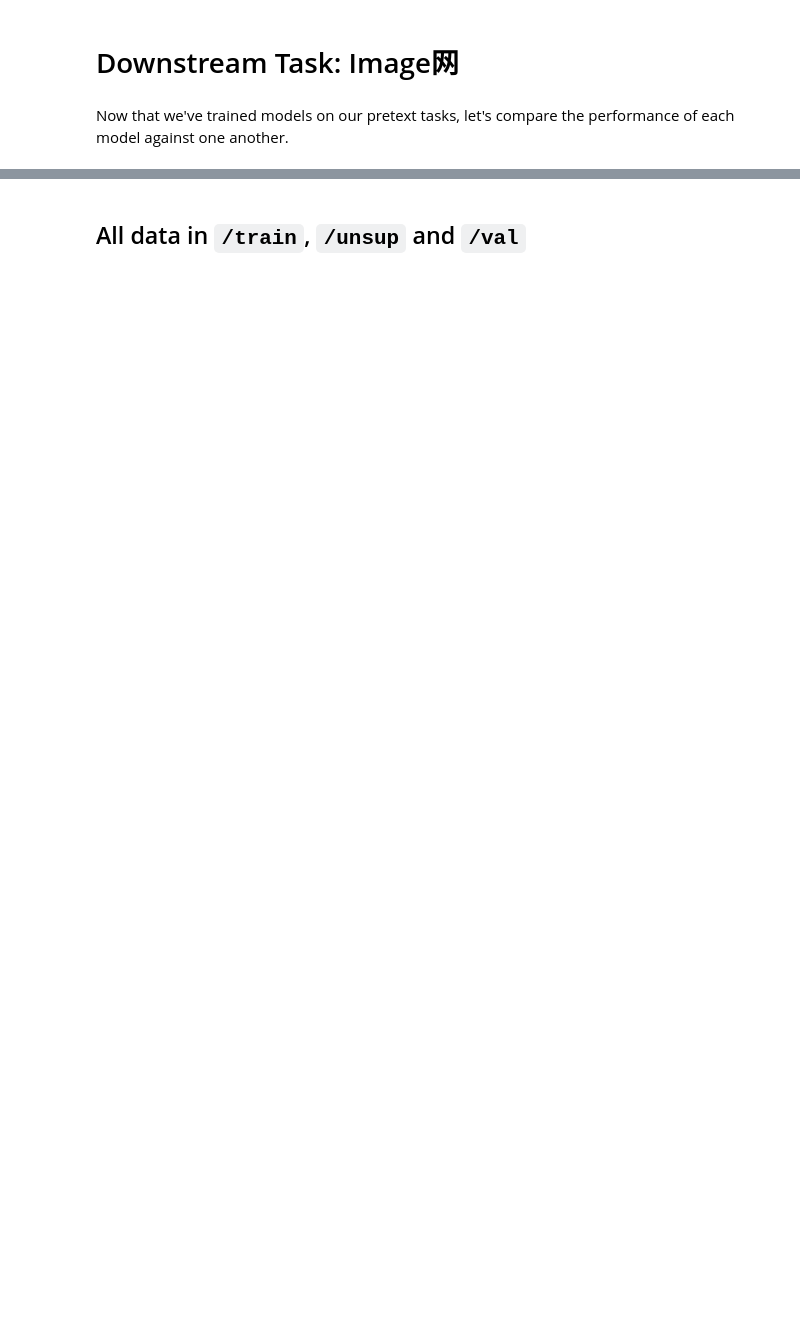
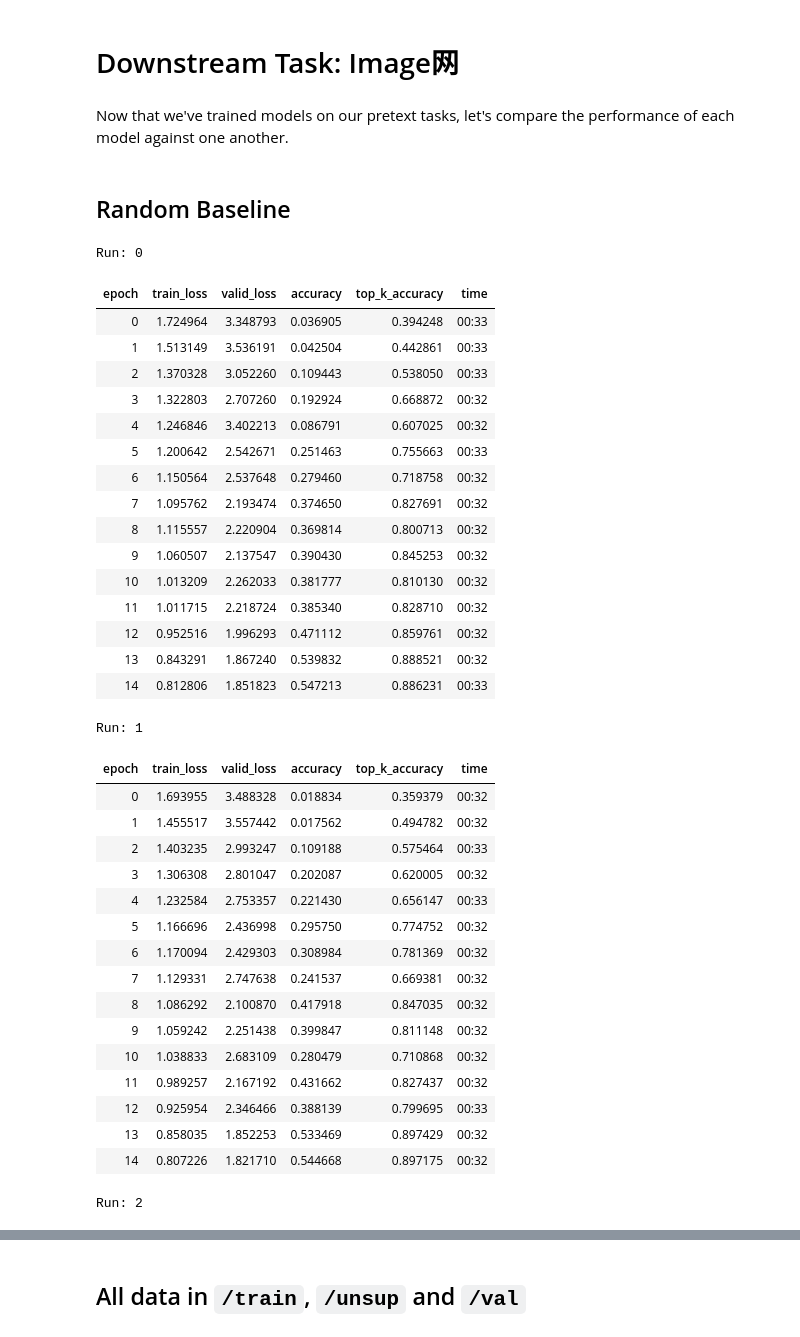
Before and after one commit to JoshVarty/SelfSupervisedLearning, a Jupyter notebook: 02_InpaintingVaryDatasetSize/01_InpaintingWithVariedDatasetSize.ipynb, the cells around one changed output, grey strips where cells are left out. Saved outputs shown, nothing was run; the diff lists cells and outputs as text; code cells hidden in the pictures; blank space fills up the shorter version.

Commit message:
15 epochs results

```diff
--- a/02_InpaintingVaryDatasetSize/01_InpaintingWithVariedDatasetSize.ipynb
+++ b/02_InpaintingVaryDatasetSize/01_InpaintingWithVariedDatasetSize.ipynb
@@ -92,7 +92,7 @@ act_fn='MishJit'
 fp16=0
 pool='AvgPool',
 dump=0
-runs=1
+runs=3
 meta=''
 
 # Chosen parameters
@@ -357,3 +429,54 @@ def get_dbunch(size, bs, sh=0., workers=None):
     batch_tfms=RandomErasing(p=0.9, max_count=3, sh=sh) if sh else None
     return dblock.databunch(source, path=source, bs=bs, num_workers=workers,
                             item_tfms=item_tfms, batch_tfms=batch_tfms)
+# %%
+dbunch = get_dbunch(160, 32)
+# %% [markdown]
+## Random Baseline
+# %%
+for run in range(runs):
+        print(f'Run: {run}')
+        #CHANGE: No self-attention
+        sa = 0
+        learn = Learner(dbunch, m(c_out=20, act_cls=torch.nn.ReLU, sa=sa, sym=sym, pool=pool), opt_func=opt_func, \
+                metrics=[accuracy,top_k_accuracy], loss_func=LabelSmoothingCrossEntropy())
+        if dump: print(learn.model); exit()
+        if fp16: learn = learn.to_fp16()
+        cbs = MixUp(mixup) if mixup else []
+        learn.fit_flat_cos(epochs, lr, wd=1e-2, cbs=cbs)
+# %% [output]
+Run: 0
+| epoch | train_loss | valid_loss | accuracy | top_k_accuracy | time |
+| 0 | 1.724964 | 3.348793 | 0.036905 | 0.394248 | 00:33 |
+| 1 | 1.513149 | 3.536191 | 0.042504 | 0.442861 | 00:33 |
+| 2 | 1.370328 | 3.052260 | 0.109443 | 0.538050 | 00:33 |
+| 3 | 1.322803 | 2.707260 | 0.192924 | 0.668872 | 00:32 |
+| 4 | 1.246846 | 3.402213 | 0.086791 | 0.607025 | 00:32 |
+| 5 | 1.200642 | 2.542671 | 0.251463 | 0.755663 | 00:33 |
+| 6 | 1.150564 | 2.537648 | 0.279460 | 0.718758 | 00:32 |
+| 7 | 1.095762 | 2.193474 | 0.374650 | 0.827691 | 00:32 |
+| 8 | 1.115557 | 2.220904 | 0.369814 | 0.800713 | 00:32 |
+| 9 | 1.060507 | 2.137547 | 0.390430 | 0.845253 | 00:32 |
+| 10 | 1.013209 | 2.262033 | 0.381777 | 0.810130 | 00:32 |
+| 11 | 1.011715 | 2.218724 | 0.385340 | 0.828710 | 00:32 |
+| 12 | 0.952516 | 1.996293 | 0.471112 | 0.859761 | 00:32 |
+| 13 | 0.843291 | 1.867240 | 0.539832 | 0.888521 | 00:32 |
+| 14 | 0.812806 | 1.851823 | 0.547213 | 0.886231 | 00:33 |
+Run: 1
+| epoch | train_loss | valid_loss | accuracy | top_k_accuracy | time |
+| 0 | 1.693955 | 3.488328 | 0.018834 | 0.359379 | 00:32 |
+| 1 | 1.455517 | 3.557442 | 0.017562 | 0.494782 | 00:32 |
+| 2 | 1.403235 | 2.993247 | 0.109188 | 0.575464 | 00:33 |
+| 3 | 1.306308 | 2.801047 | 0.202087 | 0.620005 | 00:32 |
+| 4 | 1.232584 | 2.753357 | 0.221430 | 0.656147 | 00:33 |
+| 5 | 1.166696 | 2.436998 | 0.295750 | 0.774752 | 00:32 |
+| 6 | 1.170094 | 2.429303 | 0.308984 | 0.781369 | 00:32 |
+| 7 | 1.129331 | 2.747638 | 0.241537 | 0.669381 | 00:32 |
+| 8 | 1.086292 | 2.100870 | 0.417918 | 0.847035 | 00:32 |
+| 9 | 1.059242 | 2.251438 | 0.399847 | 0.811148 | 00:32 |
+| 10 | 1.038833 | 2.683109 | 0.280479 | 0.710868 | 00:32 |
+| 11 | 0.989257 | 2.167192 | 0.431662 | 0.827437 | 00:32 |
+| 12 | 0.925954 | 2.346466 | 0.388139 | 0.799695 | 00:33 |
+| 13 | 0.858035 | 1.852253 | 0.533469 | 0.897429 | 00:32 |
+| 14 | 0.807226 | 1.821710 | 0.544668 | 0.897175 | 00:32 |
+Run: 2
```
Also changed, not shown: parts of 18 cells of this notebook.
